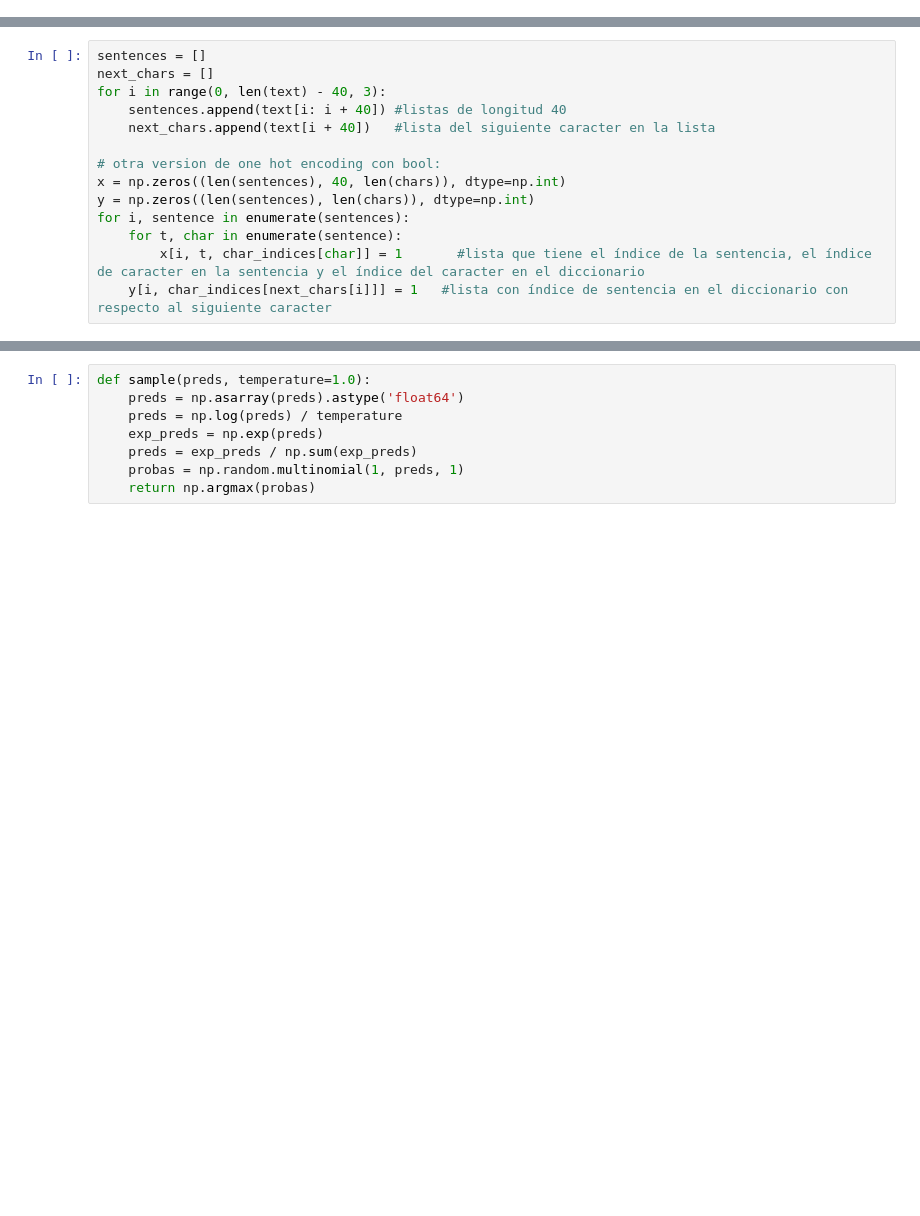
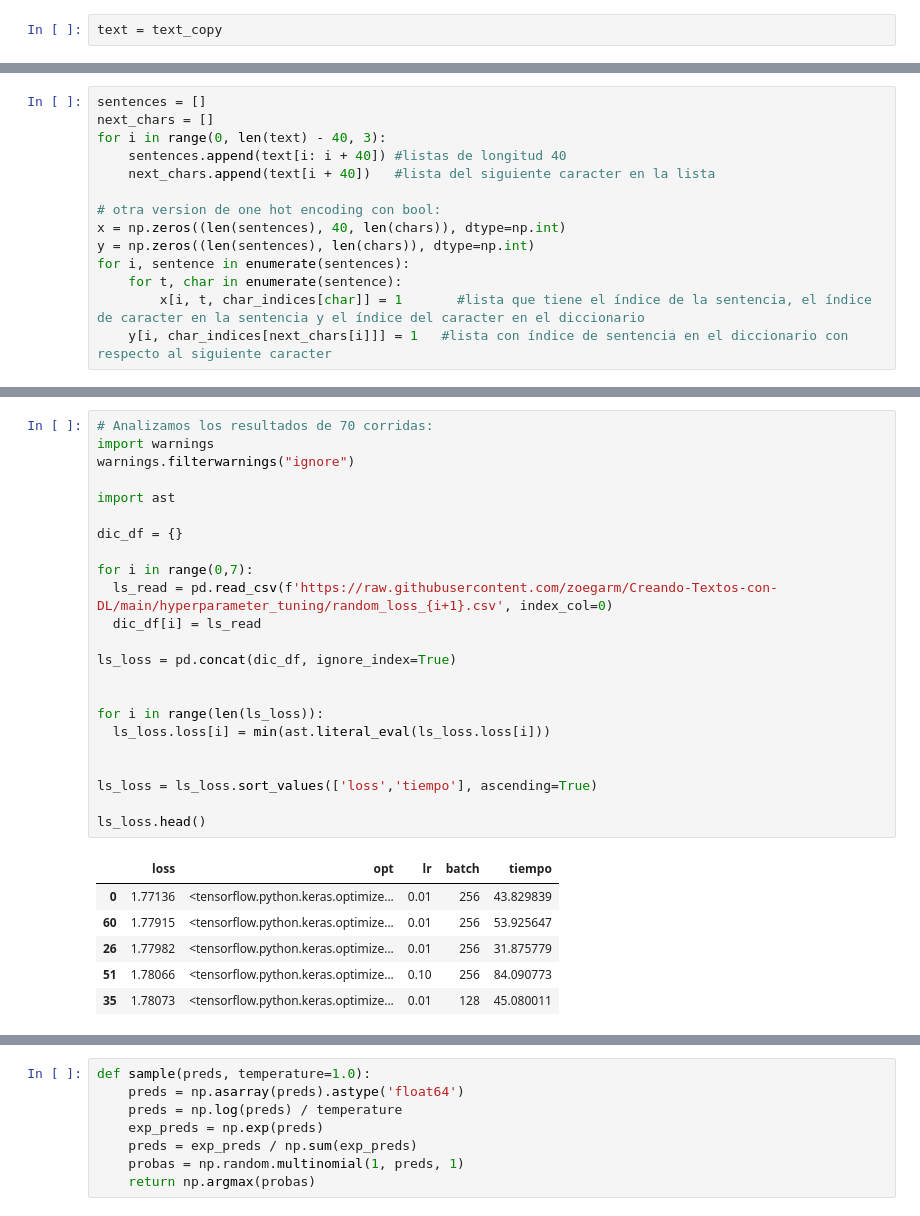
Before and after one commit to zoegarm/Creando-Textos-con-DL, a Jupyter notebook: Proyecto_LSTM_DL.ipynb, the cells around one changed output, grey strips where cells are left out. Cells and saved outputs as stored; diff of their text form; blank space fills up the shorter version.

```diff
--- a/Proyecto_LSTM_DL.ipynb
+++ b/Proyecto_LSTM_DL.ipynb
@@ -88 +255,3 @@ text[0:500]
+# %%
+text = text_copy
 # %%
@@ -131,0 +478,30 @@ def create_model(learning_rate, opt = opt):
+# %%
+# Analizamos los resultados de 70 corridas:
+import warnings
+warnings.filterwarnings("ignore")
+
+import ast
+
+dic_df = {}
+
+for i in range(0,7):
+  ls_read = pd.read_csv(f'https://raw.githubusercontent.com/zoegarm/Creando-Textos-con-DL/main/hyperparameter_tuning/random_loss_{i+1}.csv', index_col=0)
+  dic_df[i] = ls_read
+
+ls_loss = pd.concat(dic_df, ignore_index=True)
+
+
+for i in range(len(ls_loss)):
+  ls_loss.loss[i] = min(ast.literal_eval(ls_loss.loss[i]))
+
+
+ls_loss = ls_loss.sort_values(['loss','tiempo'], ascending=True)
+
+ls_loss.head()
+# %% [output]
+|  | loss | opt | lr | batch | tiempo |
+| 0 | 1.77136 | <tensorflow.python.keras.optimize... | 0.01 | 256 | 43.829839 |
+| 60 | 1.77915 | <tensorflow.python.keras.optimize... | 0.01 | 256 | 53.925647 |
+| 26 | 1.77982 | <tensorflow.python.keras.optimize... | 0.01 | 256 | 31.875779 |
+| 51 | 1.78066 | <tensorflow.python.keras.optimize... | 0.10 | 256 | 84.090773 |
+| 35 | 1.78073 | <tensorflow.python.keras.optimize... | 0.01 | 128 | 45.080011 |
```
Also changed, not shown: parts of 57 cells of this notebook.
